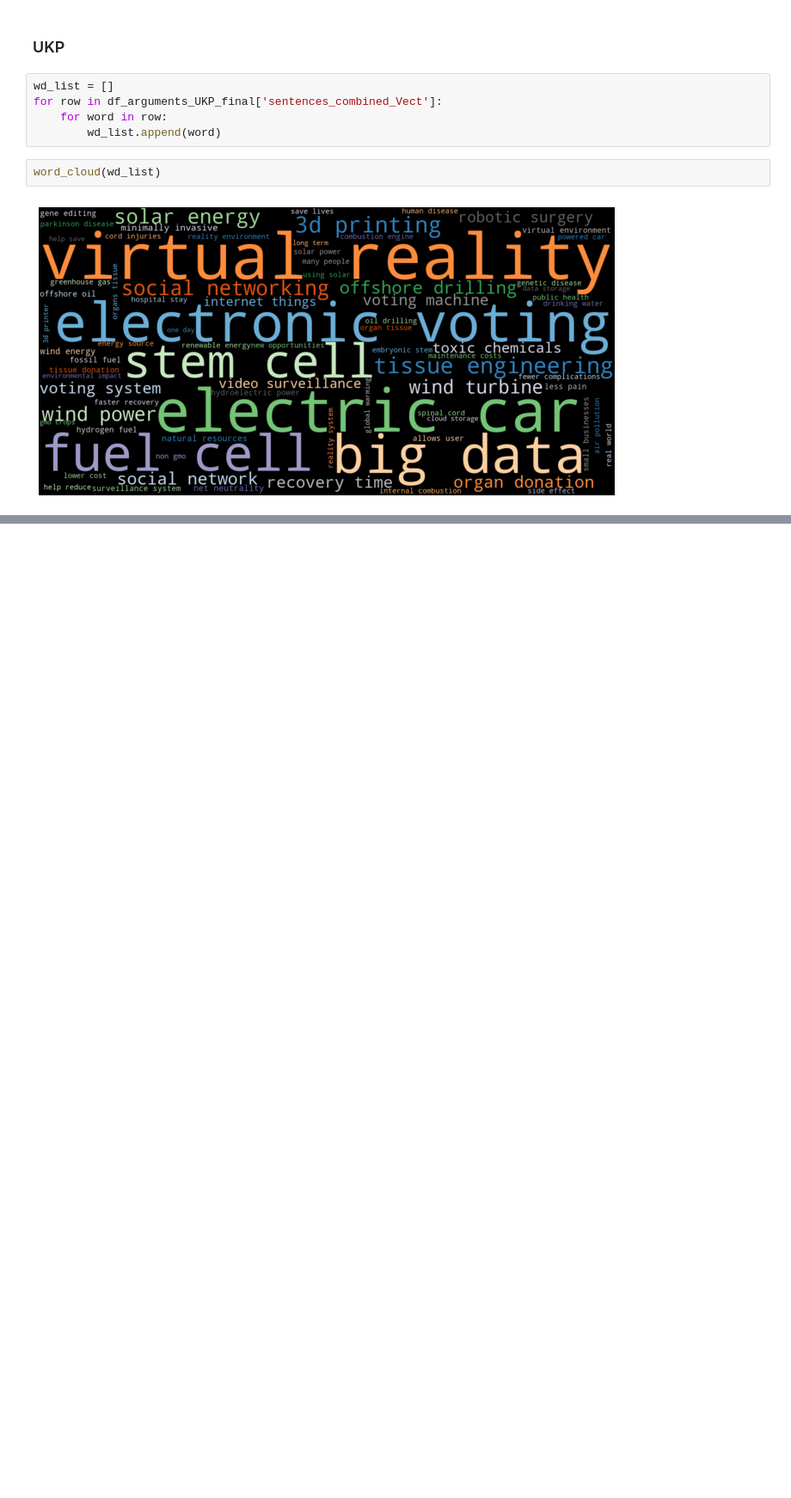
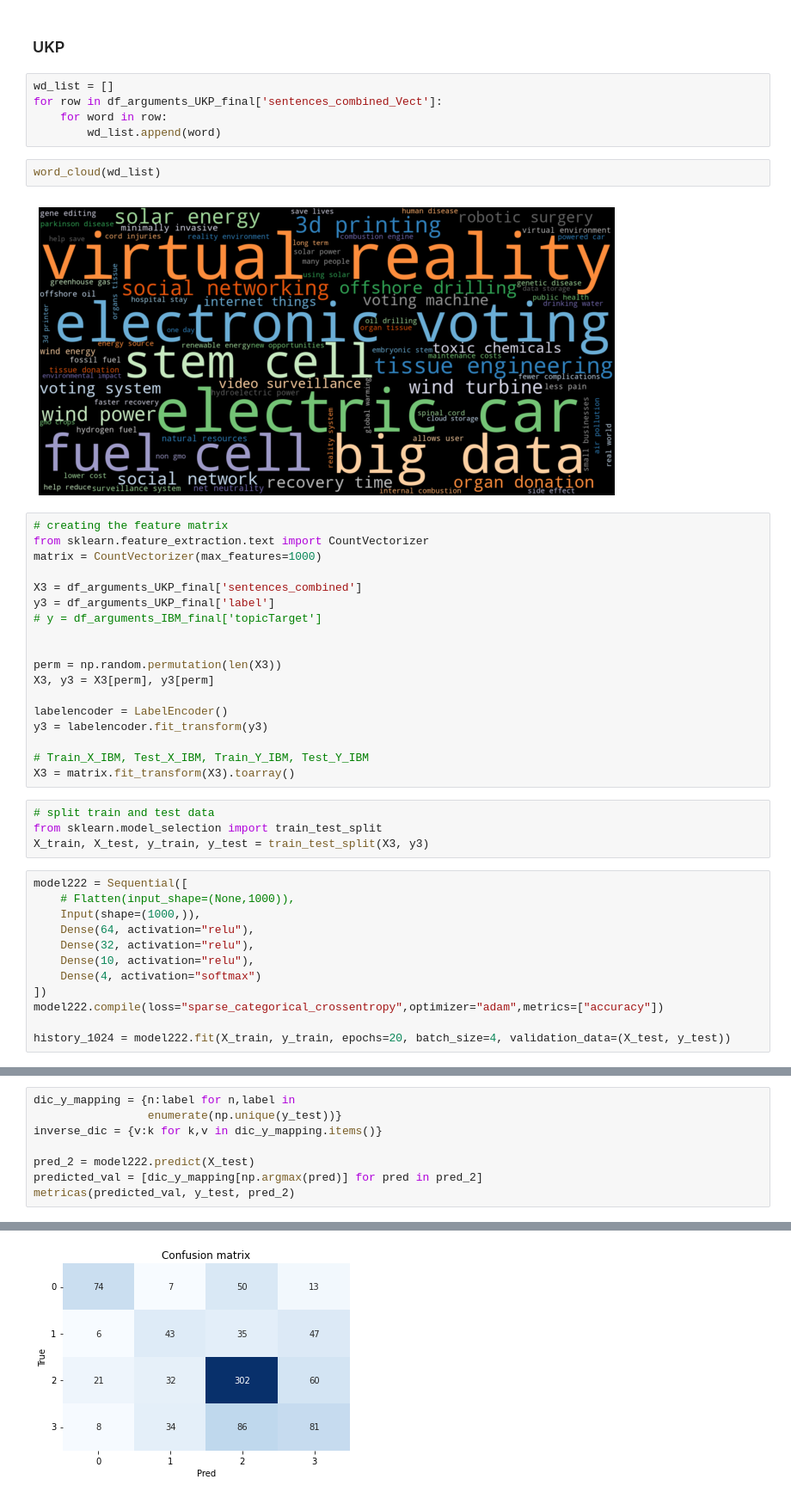
Before and after one commit to adrianoduque97/argument-minning, a Jupyter notebook: ArgumentMinning_TFM.ipynb, the cells around one changed output, grey strips where cells are left out. Shown at 86% size. Drawn from its saved outputs; the diff is of its cells as text; blank space fills up the shorter version.

```diff
--- a/ArgumentMinning_TFM.ipynb
+++ b/ArgumentMinning_TFM.ipynb
@@ -1160,3 +1288,37 @@ for row in df_arguments_UKP_final['sentences_combined_Vect']:
 word_cloud(wd_list)
 # %% [output]
 [figure]
+# %%
+# creating the feature matrix
+from sklearn.feature_extraction.text import CountVectorizer
+matrix = CountVectorizer(max_features=1000)
+
+X3 = df_arguments_UKP_final['sentences_combined']
+y3 = df_arguments_UKP_final['label']
+# y = df_arguments_IBM_final['topicTarget']
+
+
+perm = np.random.permutation(len(X3))
+X3, y3 = X3[perm], y3[perm]
+
+labelencoder = LabelEncoder()
+y3 = labelencoder.fit_transform(y3)
+
+# Train_X_IBM, Test_X_IBM, Train_Y_IBM, Test_Y_IBM
+X3 = matrix.fit_transform(X3).toarray()
+# %%
+# split train and test data
+from sklearn.model_selection import train_test_split
+X_train, X_test, y_train, y_test = train_test_split(X3, y3)
+# %%
+model222 = Sequential([
+    # Flatten(input_shape=(None,1000)),
+    Input(shape=(1000,)),
+    Dense(64, activation="relu"),
+    Dense(32, activation="relu"),
+    Dense(10, activation="relu"),
+    Dense(4, activation="softmax")
+])
+model222.compile(loss="sparse_categorical_crossentropy",optimizer="adam",metrics=["accuracy"])
+
+history_1024 = model222.fit(X_train, y_train, epochs=20, batch_size=4, validation_data=(X_test, y_test))
@@ -1162,0 +1343,9 @@ word_cloud(wd_list)
+# %%
+dic_y_mapping = {n:label for n,label in
+                 enumerate(np.unique(y_test))}
+inverse_dic = {v:k for k,v in dic_y_mapping.items()}
+
+pred_2 = model222.predict(X_test)
+predicted_val = [dic_y_mapping[np.argmax(pred)] for pred in pred_2]
+metricas(predicted_val, y_test, pred_2)
+# %% [output]
@@ -1162,0 +1366 @@ word_cloud(wd_list)
+[figure, added]
```
Also changed, not shown: parts of 34 cells of this notebook.
